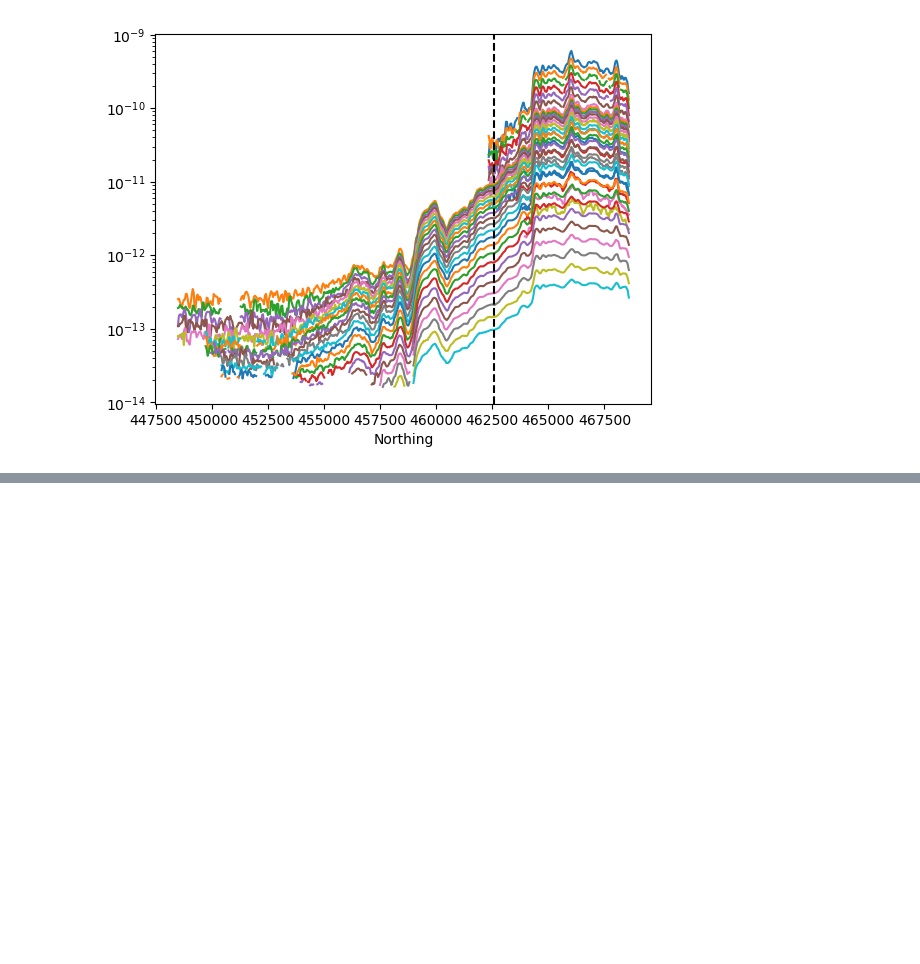
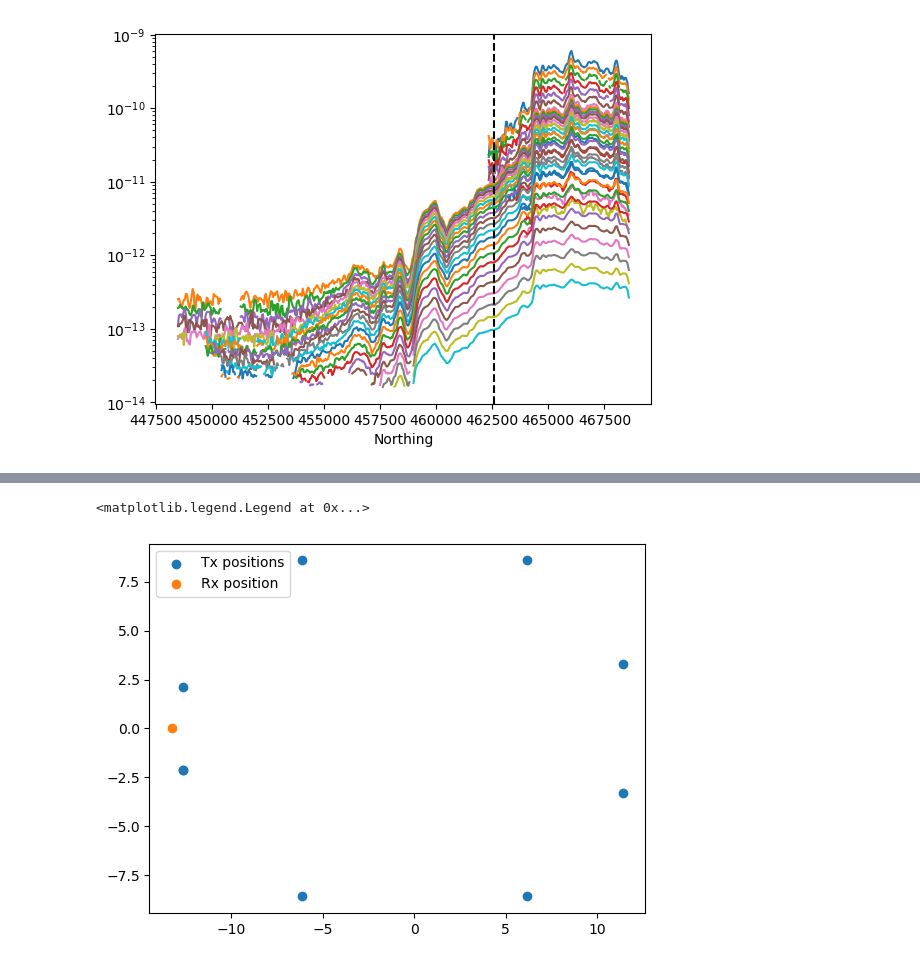
Before and after one commit to tpetillion/EOSC556B_ANTAEM, a Jupyter notebook: code/antaem-inversion.ipynb, the cells around one changed output, grey strips where cells are left out. Cells and saved outputs as stored; diff of their text form; code cells hidden in the pictures; blank space fills up the shorter version.

```diff
--- a/code/antaem-inversion.ipynb
+++ b/code/antaem-inversion.ipynb
@@ -146,0 +363,33 @@ plt.xlabel('Northing');
+# %%
+# geometry of device from antaem readme [x, y, z] (m)
+TxLoopPoints = np.array(
+    [
+        [-12.64, -2.10, 0],
+        [-6.14,  -8.58, 0],
+        [ 6.14,  -8.58, 0],
+        [ 11.41, -3.31, 0],
+        [ 11.41,  3.31, 0],
+        [ 6.14,   8.58, 0],
+        [-6.14,   8.58, 0],
+        [-12.64,  2.10, 0]
+    ]
+)
+
+RxZ = np.array([-13.25, 0.00, -2.0])  # [x, y, z] (m)
+
+tx_area = 342 # m^2
+
+tx_peak_lm = 4100 # A m^2
+tx_peak_hm =  450000 # A m^2
+# %%
+# add another row because we will need to close the transmitter loop.
+tx_shape = np.vstack([TxLoopPoints,TxLoopPoints[0]])
+
+rx_offset = RxZ
+
+plt.scatter(*tx_shape[:, :-1].T, label='Tx positions')
+plt.scatter(*rx_offset[:-1], label='Rx position')
+plt.legend()
+# %% [output]
+<matplotlib.legend.Legend at 0x...>
+[figure, added]
```
Also changed, not shown: parts of 28 cells of this notebook.
